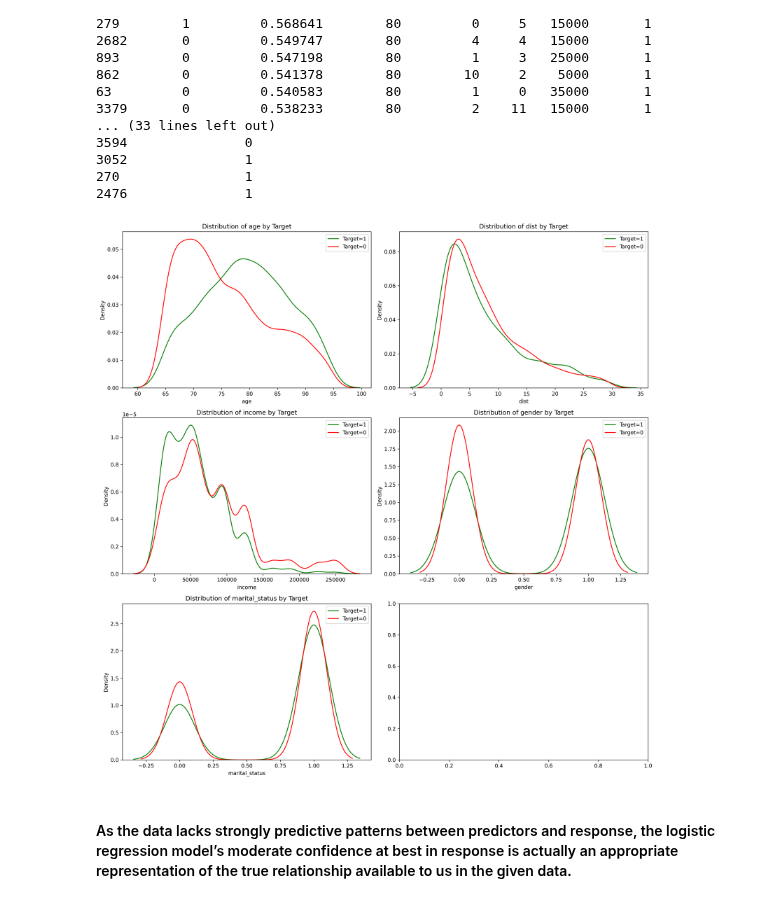
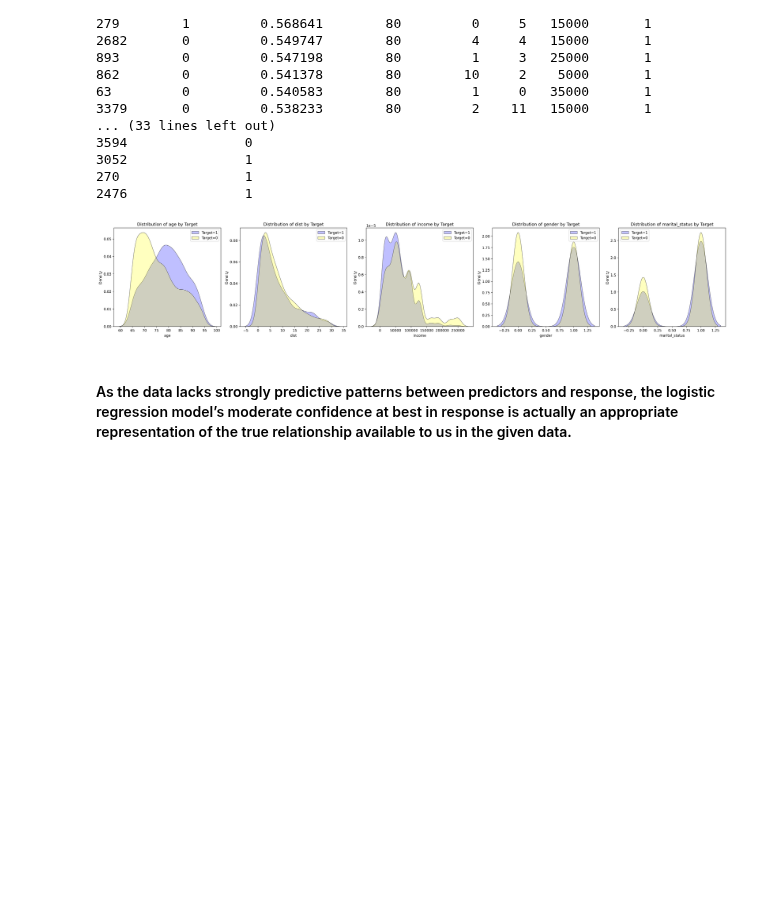
Before and after one commit to Jacob-J-Richards/DS_DA_Projects, a Jupyter notebook: 2-Marketing_Prediction/Main.ipynb, the cells around one changed output. Saved outputs shown, nothing was run; the diff lists cells and outputs as text; code cells hidden in the pictures; blank space fills up the shorter version.

```diff
--- a/2-Marketing_Prediction/Main.ipynb
+++ b/2-Marketing_Prediction/Main.ipynb
@@ -355,22 +355,21 @@ Top 10 observations by predicted probability:
 # %%
 import seaborn as sns
 import matplotlib.pyplot as plt
 
-fig, axes = plt.subplots(3, 2, figsize=(15, 15), dpi=300)
-axes = axes.ravel()
+fig, axes = plt.subplots(1, 5, figsize=(25, 5), dpi=300)
 
 variables = ['age', 'dist', 'income', 'gender', 'marital_status']
 
 for i, var in enumerate(variables):
-    sns.kdeplot(data=data[data['target']==1][var], ax=axes[i], label='Target=1', color='green')
-    sns.kdeplot(data=data[data['target']==0][var], ax=axes[i], label='Target=0', color='red')
+    sns.kdeplot(data=data[data['target']==1][var], ax=axes[i], label='Target=1', color='blue', fill=True, linewidth=0.5, edgecolor='black')
+    sns.kdeplot(data=data[data['target']==0][var], ax=axes[i], label='Target=0', color='yellow', fill=True, linewidth=0.5, edgecolor='black')
     axes[i].set_title(f'Distribution of {var} by Target')
     axes[i].legend()
 
 plt.tight_layout()
 plt.show()
 # %% [output]
-[figure, old version]
+[figure, new version]
 # %% [markdown]
 #### As the data lacks strongly predictive patterns between predictors and response, the logistic regression model’s moderate confidence at best in response is actually an appropriate representation of the true relationship available to us in the given data.
 # %% [markdown]
```
Also changed, not shown: parts of 10 cells of this notebook.
